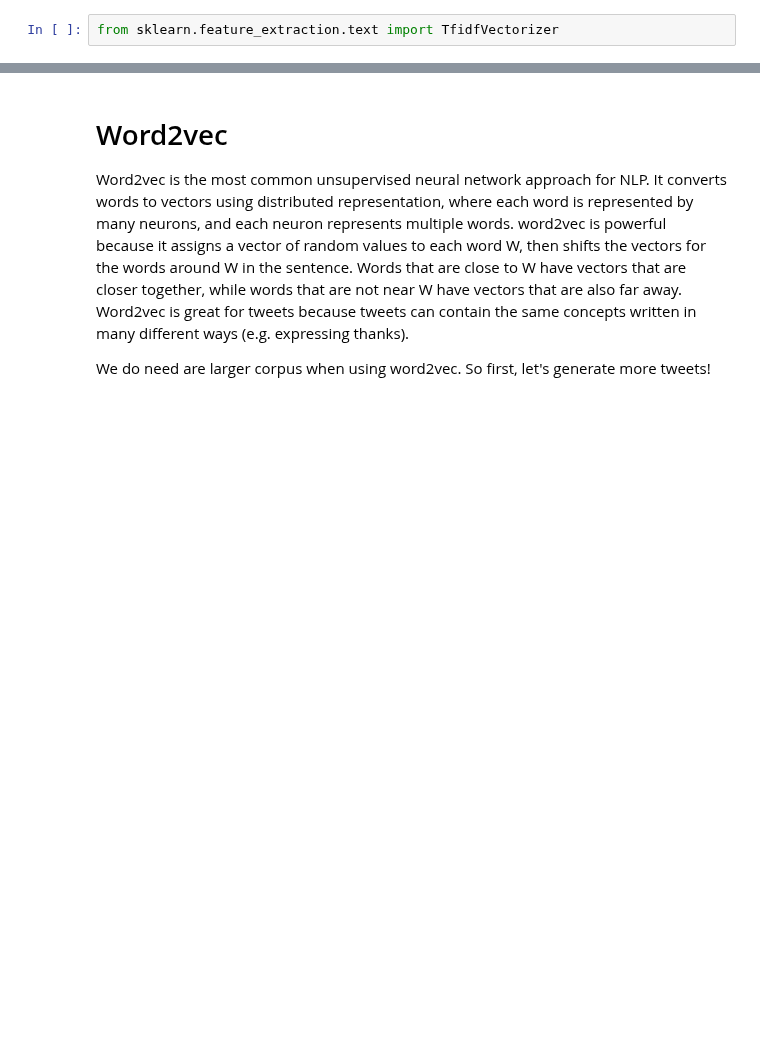
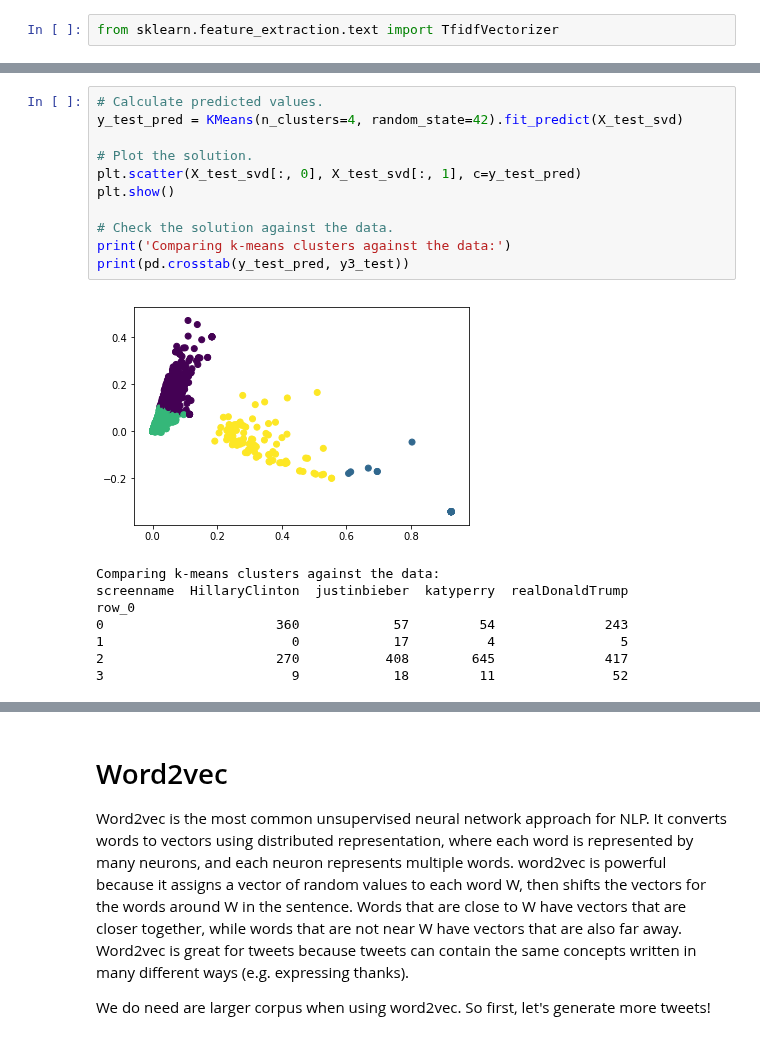
Before and after one commit to jlinGG/Thinkful-DS-Bootcamp, a Jupyter notebook: Twitter-Classifier.ipynb, the cells around one changed output, grey strips where cells are left out. Cells and saved outputs as stored; diff of their text form; blank space fills up the shorter version.

```diff
--- a/Twitter-Classifier.ipynb
+++ b/Twitter-Classifier.ipynb
@@ -552,0 +612,20 @@ Great! Let's apply SVD and see how the tweets are classified.
+# %%
+# Calculate predicted values.
+y_test_pred = KMeans(n_clusters=4, random_state=42).fit_predict(X_test_svd)
+
+# Plot the solution.
+plt.scatter(X_test_svd[:, 0], X_test_svd[:, 1], c=y_test_pred)
+plt.show()
+
+# Check the solution against the data.
+print('Comparing k-means clusters against the data:')
+print(pd.crosstab(y_test_pred, y3_test))
+# %% [output]
+[figure, added]
+Comparing k-means clusters against the data:
+screenname  HillaryClinton  justinbieber  katyperry  realDonaldTrump
+row_0
+0                      360            57         54              243
+1                        0            17          4                5
+2                      270           408        645              417
+3                        9            18         11               52
```
Also changed, not shown: parts of 73 cells of this notebook.
